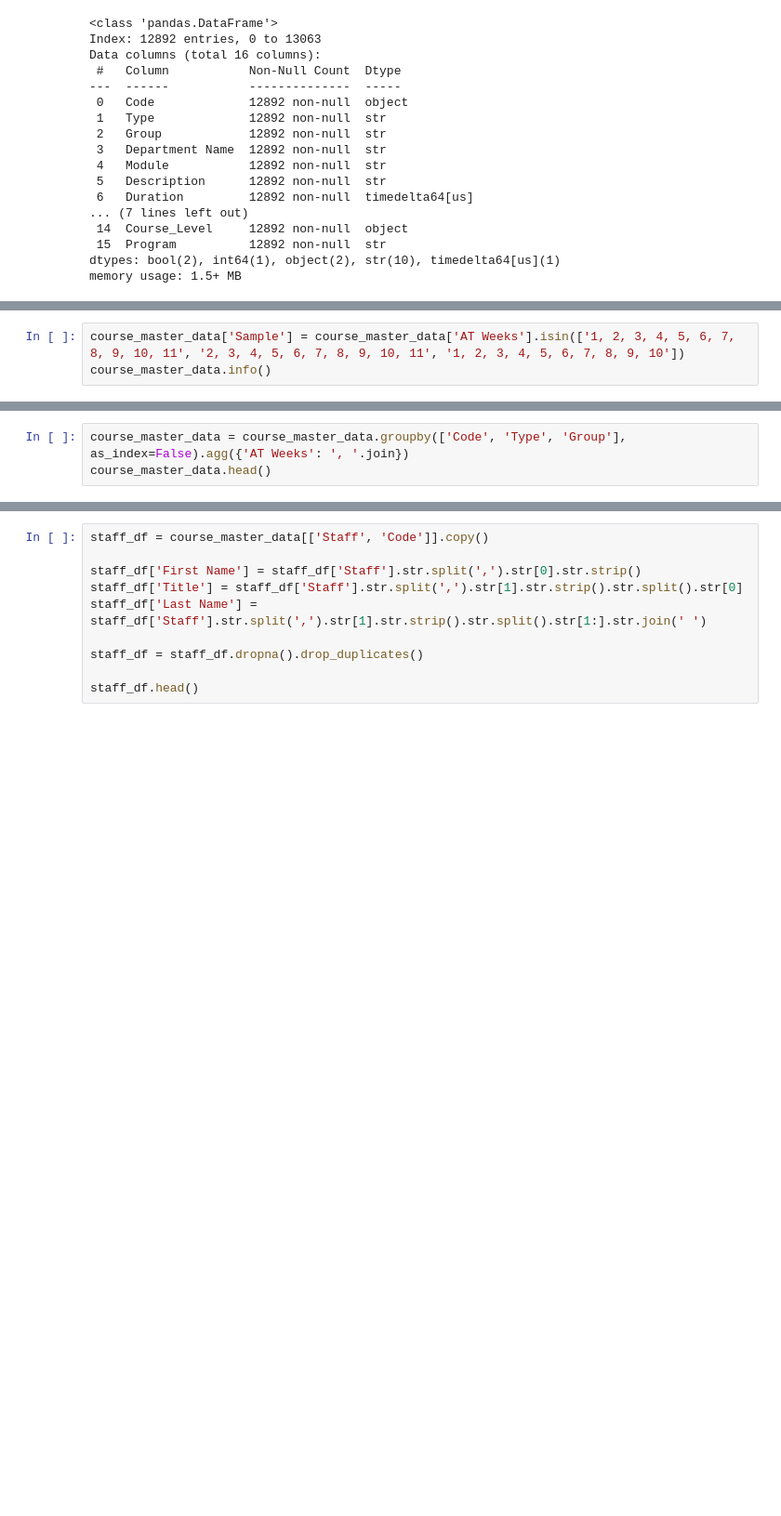
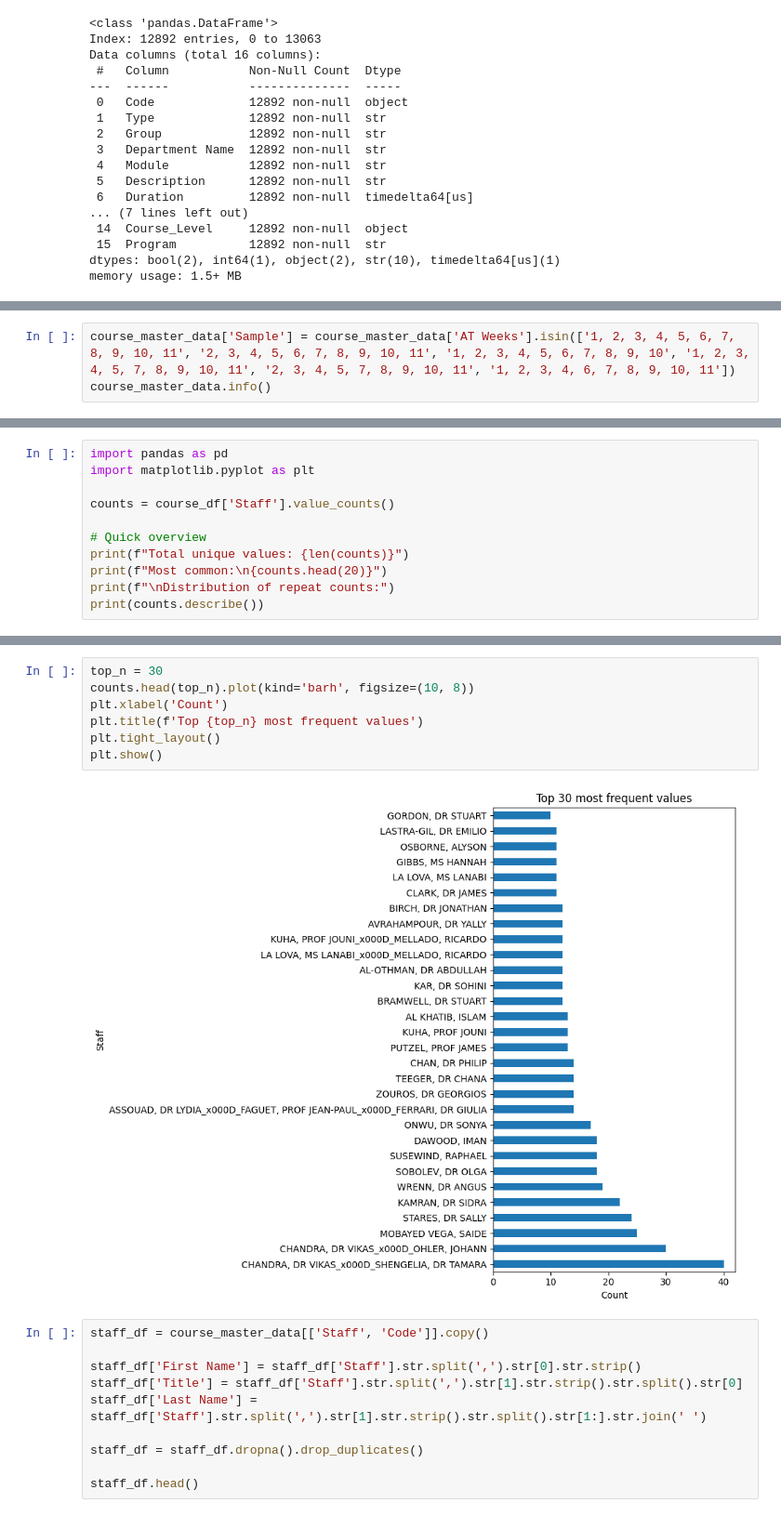
Before and after one commit to ngocminh7200/CTP-with-GNN-GA, a Jupyter notebook: DataPreProcessing.ipynb, the cells around one changed output, grey strips where cells are left out. Shown at 93% size. Saved outputs shown, nothing was run; the diff lists cells and outputs as text; blank space fills up the shorter version.

Commit message:
Sample data fix

```diff
--- a/DataPreProcessing.ipynb
+++ b/DataPreProcessing.ipynb
@@ -219,7 +218,7 @@ course_master_data[course_master_data['AT'] == True].head()
 | 3 | AC102.A | CLASS | 2 | AC00 - Department of Accounting | AC102 | AC102.A Elements of Financial Acc... | 0 days 01:00:00 | True | 2, 3, 4, 5, 6, 7, 8, 9, 10, 11 | ... |
 | 4 | AC102.A | CLASS | 2 | AC00 - Department of Accounting | AC102 | AC102.A Elements of Financial Acc... | 0 days 01:00:00 | True | 2, 3, 4, 5, 6, 7, 8, 9, 10, 11 | ... |
 # %%
-course_master_data['Sample'] = course_master_data['AT Weeks'].isin(['1, 2, 3, 4, 5, 6, 7, 8, 9, 10, 11', '2, 3, 4, 5, 6, 7, 8, 9, 10, 11', '1, 2, 3, 4, 5, 6, 7, 8, 9, 10'])
+course_master_data['Sample'] = course_master_data['AT Weeks'].isin(['1, 2, 3, 4, 5, 6, 7, 8, 9, 10, 11', '2, 3, 4, 5, 6, 7, 8, 9, 10, 11', '1, 2, 3, 4, 5, 6, 7, 8, 9, 10', '1, 2, 3, 4, 5, 7, 8, 9, 10, 11', '2, 3, 4, 5, 7, 8, 9, 10, 11', '1, 2, 3, 4, 6, 7, 8, 9, 10, 11'])
 course_master_data.info()
 # %% [output]
 <class 'pandas.DataFrame'>
@@ -262,6 +265,3 @@ memory usage: 1.3+ MB
-# %%
-course_master_data = course_master_data.groupby(['Code', 'Type', 'Group'], as_index=False).agg({'AT Weeks': ', '.join})
-course_master_data.head()
 # %%
 course_df = course_master_data[['Code', 'Type', 'Group', 'Department Name', 'Module', 'Description', 'Duration', 'AT Weeks', 'Staff', 'NUMSTU', 'Department', 'Course_Level', 'Program', 'Sample']].copy()
 course_df = course_df[course_df['Sample'] == True]
@@ -306,0 +309,11 @@ memory usage: 102.2+ KB
+# %%
+import pandas as pd
+import matplotlib.pyplot as plt
+
+counts = course_df['Staff'].value_counts()
+
+# Quick overview
+print(f"Total unique values: {len(counts)}")
+print(f"Most common:\n{counts.head(20)}")
+print(f"\nDistribution of repeat counts:")
+print(counts.describe())
@@ -307,3 +338,12 @@ memory usage: 102.2+ KB
+# %%
+top_n = 30
+counts.head(top_n).plot(kind='barh', figsize=(10, 8))
+plt.xlabel('Count')
+plt.title(f'Top {top_n} most frequent values')
+plt.tight_layout()
+plt.show()
+# %% [output]
+[figure, added]
 # %%
 staff_df = course_master_data[['Staff', 'Code']].copy()
 
```
Also changed, not shown: parts of 9 cells of this notebook, 7 other files.
